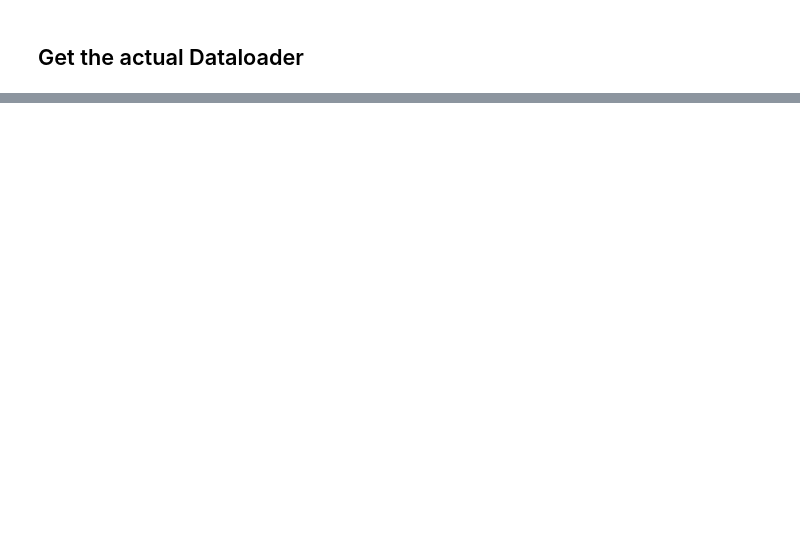
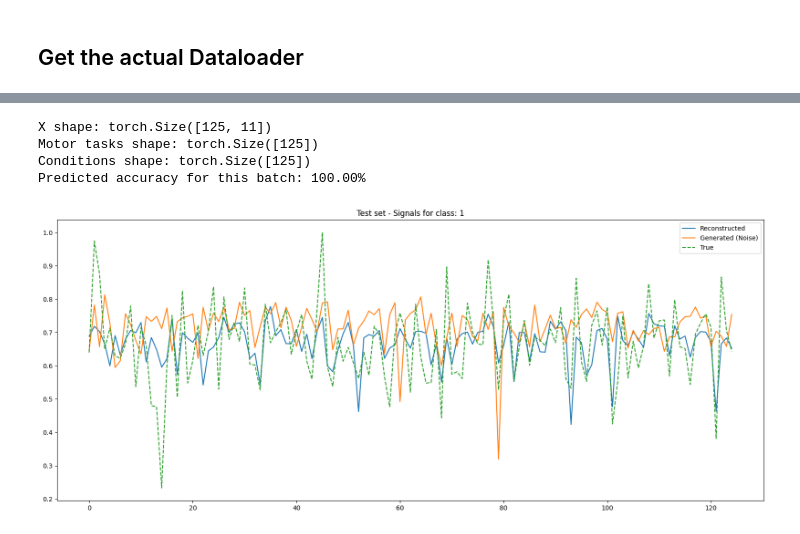
Before and after one commit to D-dolo/IET06-CVae, a Jupyter notebook: Implementation.ipynb, the cells around one changed output, grey strips where cells are left out. Saved outputs shown, nothing was run; the diff lists cells and outputs as text; code cells hidden in the pictures; blank space fills up the shorter version.

```diff
--- a/Implementation.ipynb
+++ b/Implementation.ipynb
@@ -334,0 +997,80 @@ True samples:
+# %%
+# Variables needed to iterate over train and test loaders for plotting purposes
+test_iter = iter(test_loader)
+train_iter = iter(train_loader)
+# %%
+# Plotting example
+current_sample_count = 0
+concatenated_batches = []
+dict_chann = {'Fc1': 2, 'Cp6': 10} # C3 is 2nd channel, Cp5 is 10th channel
+
+# Variables to tweak for plotting
+channel_to_show = dict_chann['Fc1']
+len_signal = 125
+class_to_reconstruct = 1 # Healthy = 0 / Unhealthy = 1
+
+while current_sample_count < len_signal:
+    try:
+        x_batch, motor_tasks_batch, conditions_batch = next(train_iter)
+        filtered_indices = conditions_batch == class_to_reconstruct
+        conditions_batch = conditions_batch[filtered_indices]
+        x_batch = x_batch[filtered_indices]
+        motor_tasks_batch = motor_tasks_batch[filtered_indices]
+
+        concatenated_batches.append((x_batch, motor_tasks_batch, conditions_batch))
+        current_sample_count += x_batch.size(0)  # Increment by the batch size
+    except StopIteration:
+        # If you reach the end of the loader, restart the iterator
+        train_iter = iter(train_loader)
+
+# Concatenate the batches
+x_concatenated = torch.cat([batch[0] for batch in concatenated_batches], dim=0)[:len_signal, :]
+motor_tasks_concatenated = torch.cat([batch[1] for batch in concatenated_batches], dim=0)[:len_signal]
+conditions_concatenated = torch.cat([batch[2] for batch in concatenated_batches], dim=0)[:len_signal]
+# Print the shape of the various concatenated tensors
+print(f"X shape: {x_concatenated.shape}")
+print(f"Motor tasks shape: {motor_tasks_concatenated.shape}")
+print(f"Conditions shape: {conditions_concatenated.shape}")
+
+# Move data to GPU if available
+x_concatenated = x_concatenated.to(device=device)
+conditions_concatenated = conditions_concatenated.to(device=device).long()
+
+# Classification head
+y_oh = torch.nn.functional.one_hot(conditions_concatenated, num_classes=num_classes)
+mu, logvar = cvae.encoder(x_concatenated, y_oh)
+z = cvae.reparameterize(mu, logvar)
+logits, probs = cvae.classification_head(z)
+
+# Compute accuracy
+predicted_labels = torch.argmax(probs, dim=1)
+correct_predictions += (predicted_labels == conditions_concatenated).sum().item()
+total_samples += conditions_concatenated.size(0)
+
+# Get the reconstructed data
+reconstructed_data, _, _ = cvae(x_concatenated, conditions_concatenated)
+
+# Generate samples from random noise
+y_oh = torch.nn.functional.one_hot(torch.zeros(len_signal, dtype=torch.long, device=device), num_classes=num_classes)
+generated_samples = cvae.sample(len_signal, y_oh)
+
+# Calculate and plot the summed signals
+x_concatenated = x_concatenated.detach().cpu().numpy()
+generated_samples = generated_samples.detach().cpu().numpy()
+reconstructed_data = reconstructed_data.detach().cpu().numpy()
+
+# Plot the true and generated signals
+print("Predicted accuracy for this batch: {:.2f}%".format(correct_predictions / total_samples * 100))
+plt.figure(figsize=(20, 8))
+plt.plot(reconstructed_data[:, channel_to_show], label='Reconstructed', linestyle='-')
+plt.plot(generated_samples[:, channel_to_show], label='Generated (Noise)')
+plt.plot(x_concatenated[:, channel_to_show], label='True', linestyle='--')
+plt.title(F"Test set - Signals for class: {class_to_reconstruct}")
+plt.legend()
+plt.show()
+# %% [output]
+X shape: torch.Size([125, 11])
+Motor tasks shape: torch.Size([125])
+Conditions shape: torch.Size([125])
+Predicted accuracy for this batch: 100.00%
+[figure, added]
```
Also changed, not shown: parts of 45 cells of this notebook, 4 other files.
